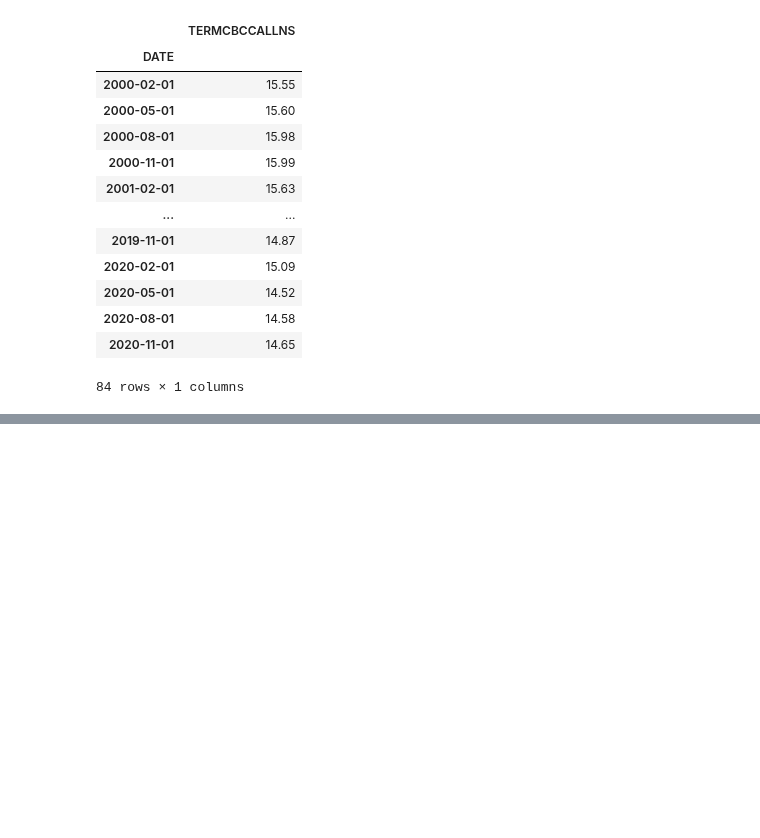
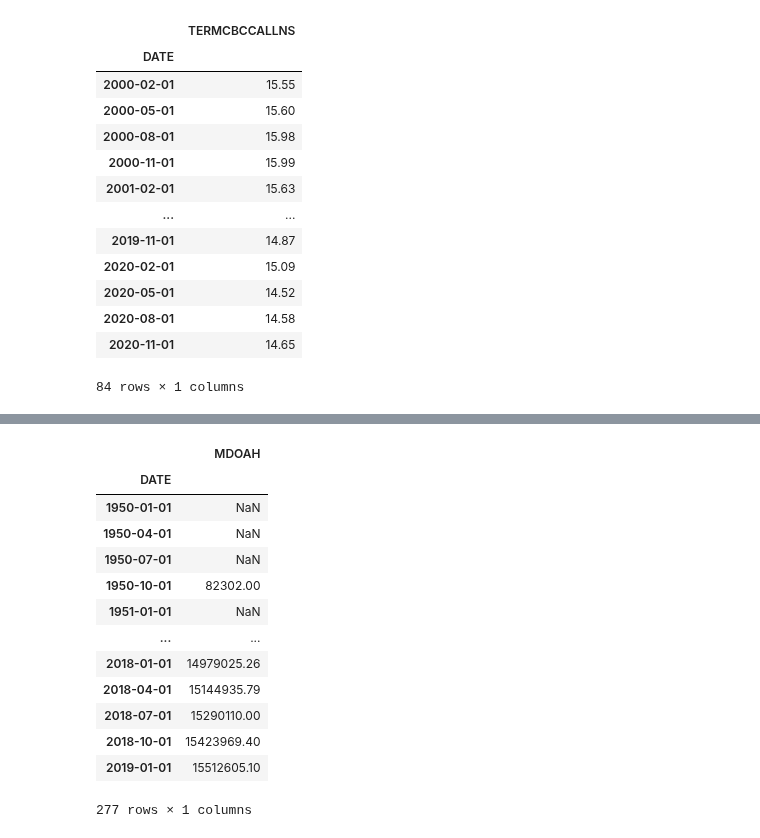
Before and after one commit to jmccahill5/datman, a Jupyter notebook: PS4.ipynb, the cells around one changed output, grey strips where cells are left out. Drawn from its saved outputs; the diff is of its cells as text; code cells hidden in the pictures; blank space fills up the shorter version.

```diff
--- a/PS4.ipynb
+++ b/PS4.ipynb
@@ -83,0 +127,17 @@ Interest
+# %%
+MORTGAGE
+# %% [output]
+|  | MDOAH |
+| DATE |  |
+| 1950-01-01 | NaN |
+| 1950-04-01 | NaN |
+| 1950-07-01 | NaN |
+| 1950-10-01 | 82302.00 |
+| 1951-01-01 | NaN |
+| ... | ... |
+| 2018-01-01 | 14979025.26 |
+| 2018-04-01 | 15144935.79 |
+| 2018-07-01 | 15290110.00 |
+| 2018-10-01 | 15423969.40 |
+| 2019-01-01 | 15512605.10 |
+277 rows × 1 columns
```
Also changed, not shown: parts of 11 cells of this notebook.
